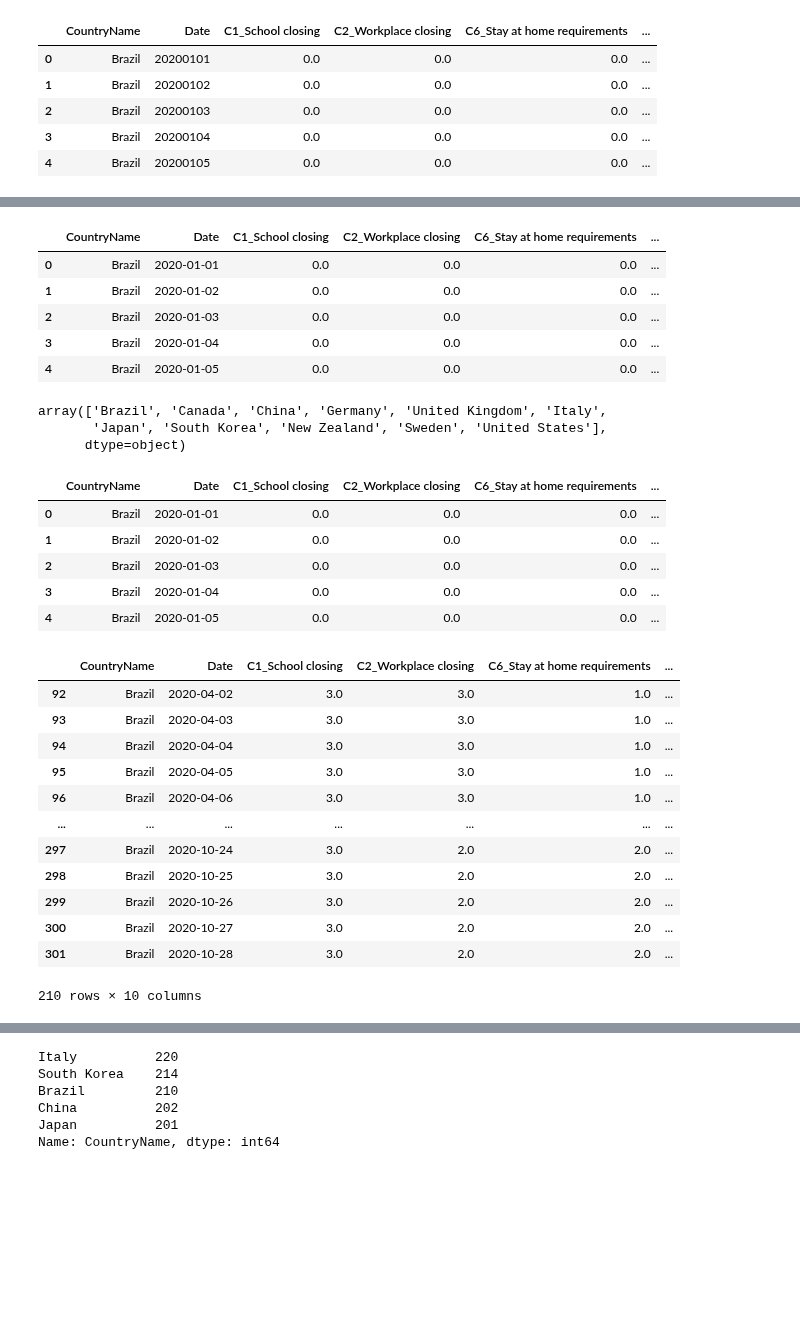
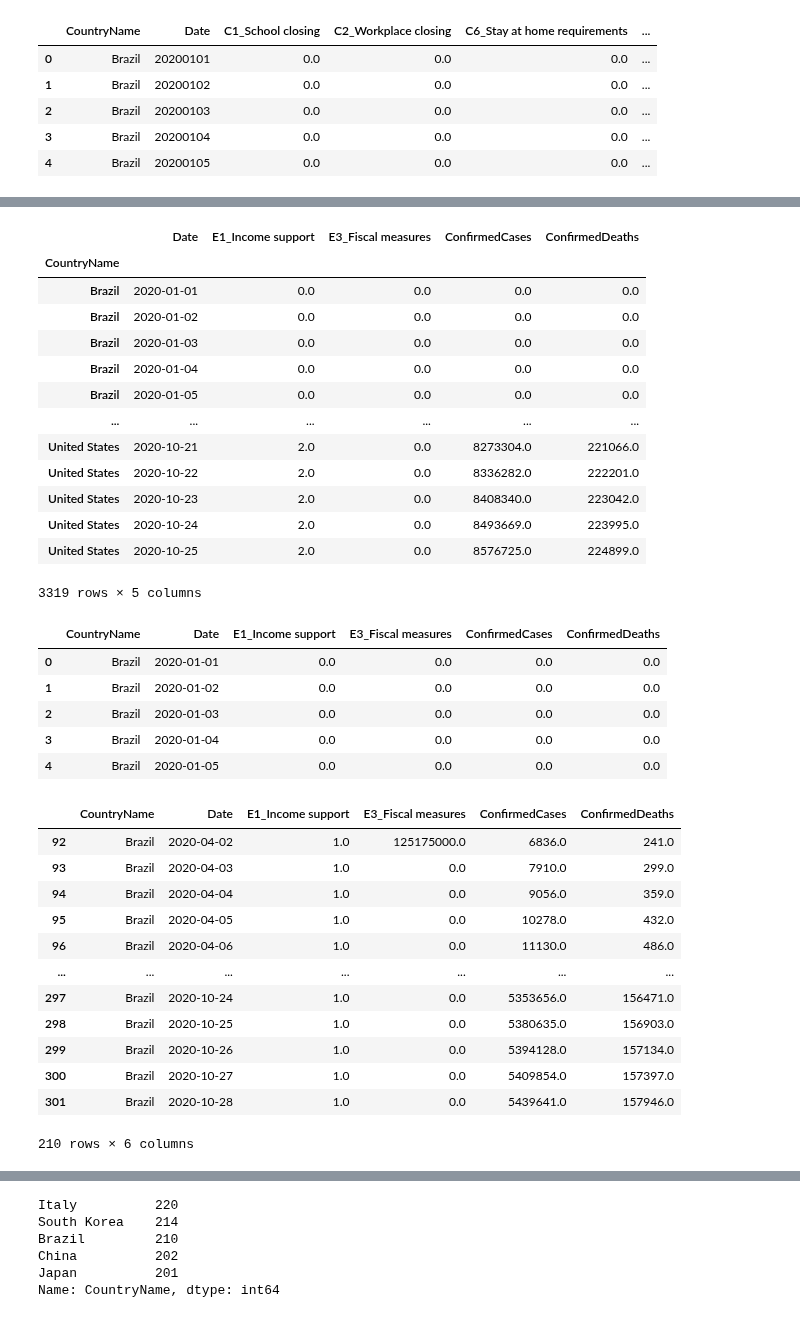
Before and after one commit to rejane-b/Project_1, a Jupyter notebook: Economics.ipynb, the cells around one changed output, grey strips where cells are left out. Saved outputs shown, nothing was run; the diff lists cells and outputs as text; code cells hidden in the pictures; blank space fills up the shorter version.

```diff
--- a/Economics.ipynb
+++ b/Economics.ipynb
@@ -30,0 +26,3 @@ IndentationError: unexpected indent (<ipython-input-7-35eb58795797>, line 3)
+# %%
+df = df[['CountryName','Date','E1_Income support','E3_Fiscal measures','ConfirmedCases','ConfirmedDeaths']]
+df.head()
@@ -31,19 +36,22 @@ IndentationError: unexpected indent (<ipython-input-7-35eb58795797>, line 3)
 # %%
 df['Date'] = pd.to_datetime(df['Date'], format='%Y%m%d')
 df.head()
+df.set_index('CountryName')
 # %% [output]
-|  | CountryName | Date | C1_School closing | C2_Workplace closing | C6_Stay at home requirements | ... |
-| 0 | Brazil | 2020-01-01 | 0.0 | 0.0 | 0.0 | ... |
-| 1 | Brazil | 2020-01-02 | 0.0 | 0.0 | 0.0 | ... |
-| 2 | Brazil | 2020-01-03 | 0.0 | 0.0 | 0.0 | ... |
-| 3 | Brazil | 2020-01-04 | 0.0 | 0.0 | 0.0 | ... |
-| 4 | Brazil | 2020-01-05 | 0.0 | 0.0 | 0.0 | ... |
+|  | Date | E1_Income support | E3_Fiscal measures | ConfirmedCases | ConfirmedDeaths |
+| CountryName |  |  |  |  |  |
+| Brazil | 2020-01-01 | 0.0 | 0.0 | 0.0 | 0.0 |
+| Brazil | 2020-01-02 | 0.0 | 0.0 | 0.0 | 0.0 |
+| Brazil | 2020-01-03 | 0.0 | 0.0 | 0.0 | 0.0 |
+| Brazil | 2020-01-04 | 0.0 | 0.0 | 0.0 | 0.0 |
+| Brazil | 2020-01-05 | 0.0 | 0.0 | 0.0 | 0.0 |
+| ... | ... | ... | ... | ... | ... |
+| United States | 2020-10-21 | 2.0 | 0.0 | 8273304.0 | 221066.0 |
+| United States | 2020-10-22 | 2.0 | 0.0 | 8336282.0 | 222201.0 |
+| United States | 2020-10-23 | 2.0 | 0.0 | 8408340.0 | 223042.0 |
+| United States | 2020-10-24 | 2.0 | 0.0 | 8493669.0 | 223995.0 |
+| United States | 2020-10-25 | 2.0 | 0.0 | 8576725.0 | 224899.0 |
+3319 rows × 5 columns
-# %%
-df['CountryName'].unique()
-# %% [output]
-array(['Brazil', 'Canada', 'China', 'Germany', 'United Kingdom', 'Italy',
-       'Japan', 'South Korea', 'New Zealand', 'Sweden', 'United States'],
-      dtype=object)
 # %%
 #for loop to determine when income support was provided and what level.
 #steps for for loop below to get to first government report of income support.
@@ -51,29 +59,29 @@ brazil = df.loc[df['CountryName']=='Brazil']
 # %%
 brazil.head()
 # %% [output]
-|  | CountryName | Date | C1_School closing | C2_Workplace closing | C6_Stay at home requirements | ... |
-| 0 | Brazil | 2020-01-01 | 0.0 | 0.0 | 0.0 | ... |
-| 1 | Brazil | 2020-01-02 | 0.0 | 0.0 | 0.0 | ... |
-| 2 | Brazil | 2020-01-03 | 0.0 | 0.0 | 0.0 | ... |
-| 3 | Brazil | 2020-01-04 | 0.0 | 0.0 | 0.0 | ... |
-| 4 | Brazil | 2020-01-05 | 0.0 | 0.0 | 0.0 | ... |
+|  | CountryName | Date | E1_Income support | E3_Fiscal measures | ConfirmedCases | ConfirmedDeaths |
+| 0 | Brazil | 2020-01-01 | 0.0 | 0.0 | 0.0 | 0.0 |
+| 1 | Brazil | 2020-01-02 | 0.0 | 0.0 | 0.0 | 0.0 |
+| 2 | Brazil | 2020-01-03 | 0.0 | 0.0 | 0.0 | 0.0 |
+| 3 | Brazil | 2020-01-04 | 0.0 | 0.0 | 0.0 | 0.0 |
+| 4 | Brazil | 2020-01-05 | 0.0 | 0.0 | 0.0 | 0.0 |
 # %%
 brazil_e = brazil.loc[brazil['E1_Income support']==1]
 brazil_e
 # %% [output]
-|  | CountryName | Date | C1_School closing | C2_Workplace closing | C6_Stay at home requirements | ... |
-| 92 | Brazil | 2020-04-02 | 3.0 | 3.0 | 1.0 | ... |
-| 93 | Brazil | 2020-04-03 | 3.0 | 3.0 | 1.0 | ... |
-| 94 | Brazil | 2020-04-04 | 3.0 | 3.0 | 1.0 | ... |
-| 95 | Brazil | 2020-04-05 | 3.0 | 3.0 | 1.0 | ... |
-| 96 | Brazil | 2020-04-06 | 3.0 | 3.0 | 1.0 | ... |
+|  | CountryName | Date | E1_Income support | E3_Fiscal measures | ConfirmedCases | ConfirmedDeaths |
+| 92 | Brazil | 2020-04-02 | 1.0 | 125175000.0 | 6836.0 | 241.0 |
+| 93 | Brazil | 2020-04-03 | 1.0 | 0.0 | 7910.0 | 299.0 |
+| 94 | Brazil | 2020-04-04 | 1.0 | 0.0 | 9056.0 | 359.0 |
+| 95 | Brazil | 2020-04-05 | 1.0 | 0.0 | 10278.0 | 432.0 |
+| 96 | Brazil | 2020-04-06 | 1.0 | 0.0 | 11130.0 | 486.0 |
 | ... | ... | ... | ... | ... | ... | ... |
-| 297 | Brazil | 2020-10-24 | 3.0 | 2.0 | 2.0 | ... |
-| 298 | Brazil | 2020-10-25 | 3.0 | 2.0 | 2.0 | ... |
-| 299 | Brazil | 2020-10-26 | 3.0 | 2.0 | 2.0 | ... |
-| 300 | Brazil | 2020-10-27 | 3.0 | 2.0 | 2.0 | ... |
-| 301 | Brazil | 2020-10-28 | 3.0 | 2.0 | 2.0 | ... |
+| 297 | Brazil | 2020-10-24 | 1.0 | 0.0 | 5353656.0 | 156471.0 |
+| 298 | Brazil | 2020-10-25 | 1.0 | 0.0 | 5380635.0 | 156903.0 |
+| 299 | Brazil | 2020-10-26 | 1.0 | 0.0 | 5394128.0 | 157134.0 |
+| 300 | Brazil | 2020-10-27 | 1.0 | 0.0 | 5409854.0 | 157397.0 |
+| 301 | Brazil | 2020-10-28 | 1.0 | 0.0 | 5439641.0 | 157946.0 |
-210 rows × 10 columns
+210 rows × 6 columns
 # %%
 df_a = df.loc[(df['E1_Income support']==1)]
 df_b = df.loc[(df['E1_Income support']==2)]
```
Also changed, not shown: parts of 15 cells of this notebook.
